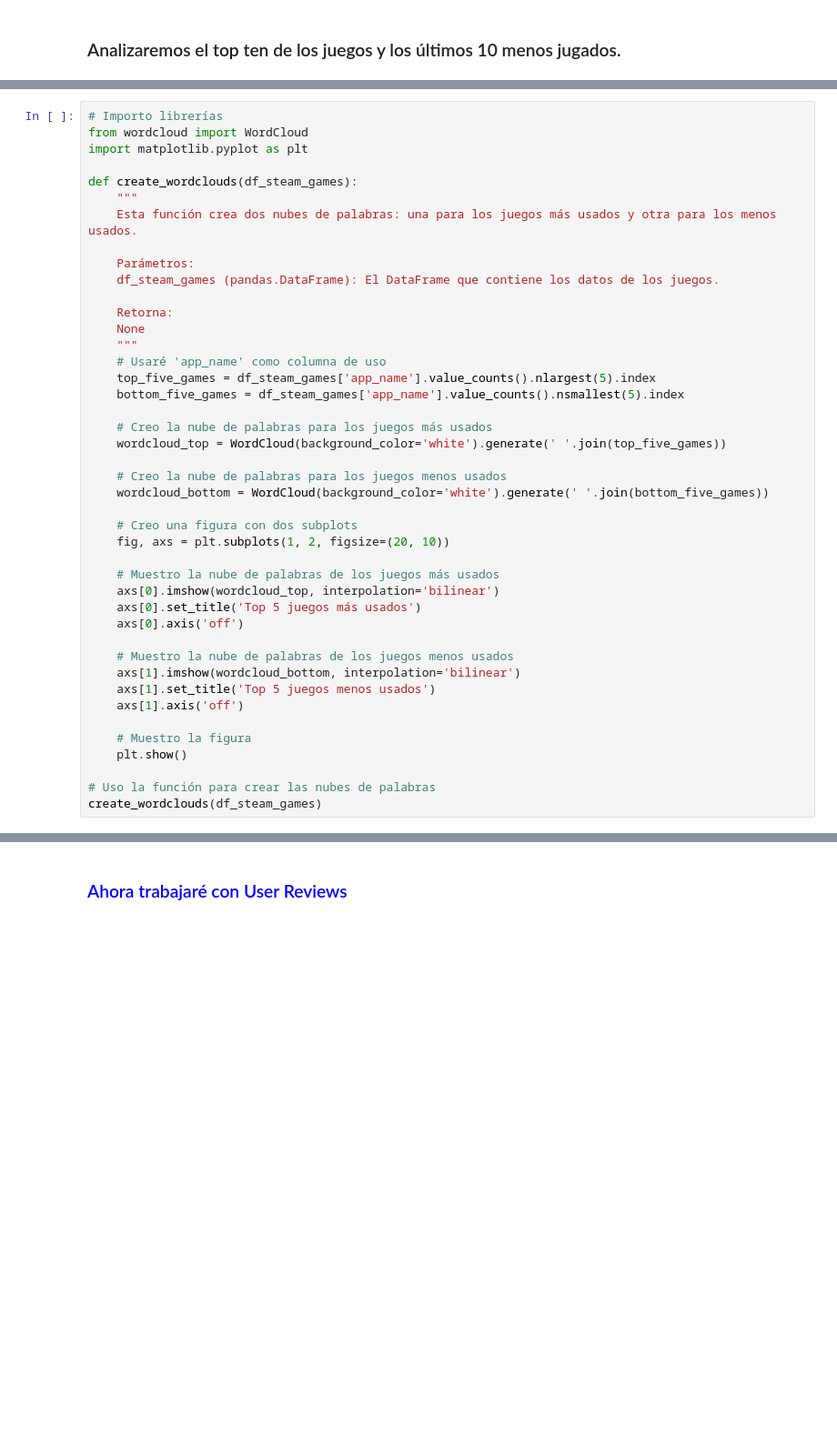
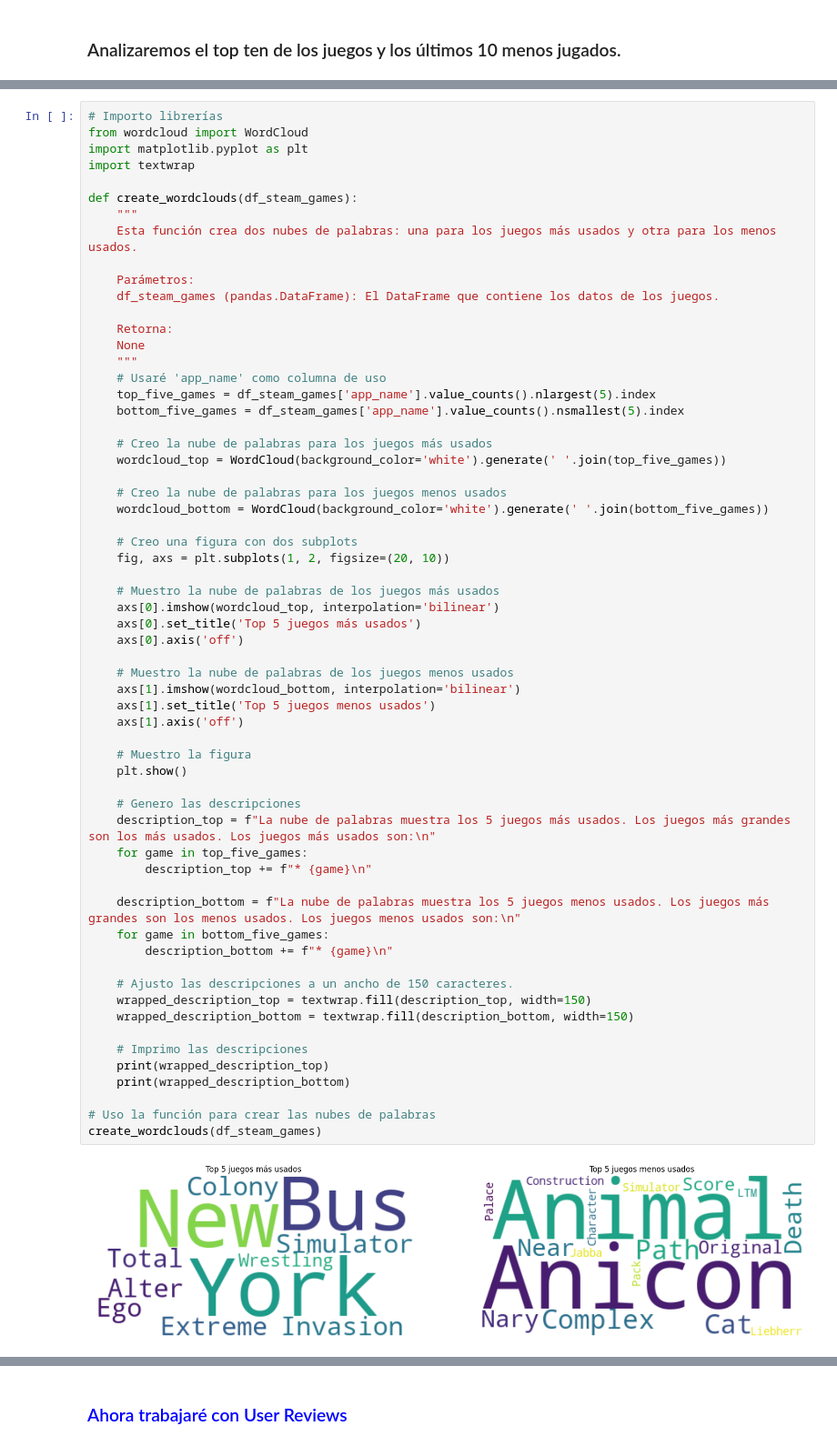
Before and after one commit to JavierEdgarEsteban77/MVP-Steam, a Jupyter notebook: 1PI.ipynb, the cells around one changed output, grey strips where cells are left out. Shown at 91% size. Saved outputs shown, nothing was run; the diff lists cells and outputs as text; blank space fills up the shorter version.

```diff
--- a/1PI.ipynb
+++ b/1PI.ipynb
@@ -1900,6 +2099,7 @@ print(df_steam_games.columns)
 # Importo librerías
 from wordcloud import WordCloud
 import matplotlib.pyplot as plt
+import textwrap
 
 def create_wordclouds(df_steam_games):
     """
@@ -1912,30 +2112,49 @@ def create_wordclouds(df_steam_games):
     None
     """
     # Usaré 'app_name' como columna de uso
     top_five_games = df_steam_games['app_name'].value_counts().nlargest(5).index
     bottom_five_games = df_steam_games['app_name'].value_counts().nsmallest(5).index
 
     # Creo la nube de palabras para los juegos más usados
     wordcloud_top = WordCloud(background_color='white').generate(' '.join(top_five_games))
 
     # Creo la nube de palabras para los juegos menos usados
     wordcloud_bottom = WordCloud(background_color='white').generate(' '.join(bottom_five_games))
 
     # Creo una figura con dos subplots
     fig, axs = plt.subplots(1, 2, figsize=(20, 10))
 
     # Muestro la nube de palabras de los juegos más usados
     axs[0].imshow(wordcloud_top, interpolation='bilinear')
     axs[0].set_title('Top 5 juegos más usados')
     axs[0].axis('off')
 
     # Muestro la nube de palabras de los juegos menos usados
     axs[1].imshow(wordcloud_bottom, interpolation='bilinear')
     axs[1].set_title('Top 5 juegos menos usados')
     axs[1].axis('off')
 
     # Muestro la figura
     plt.show()
 
+    # Genero las descripciones
+    description_top = f"La nube de palabras muestra los 5 juegos más usados. Los juegos más grandes son los más usados. Los juegos más usados son:\n"
+    for game in top_five_games:
+        description_top += f"* {game}\n"
+
+    description_bottom = f"La nube de palabras muestra los 5 juegos menos usados. Los juegos más grandes son los menos usados. Los juegos menos usados son:\n"
+    for game in bottom_five_games:
+        description_bottom += f"* {game}\n"
+
+    # Ajusto las descripciones a un ancho de 150 caracteres.
+    wrapped_description_top = textwrap.fill(description_top, width=150)
+    wrapped_description_bottom = textwrap.fill(description_bottom, width=150)
+
+    # Imprimo las descripciones
+    print(wrapped_description_top)
+    print(wrapped_description_bottom)
+
 # Uso la función para crear las nubes de palabras
 create_wordclouds(df_steam_games)
+# %% [output]
+[figure, added]
```
Also changed, not shown: parts of 55 cells of this notebook.
